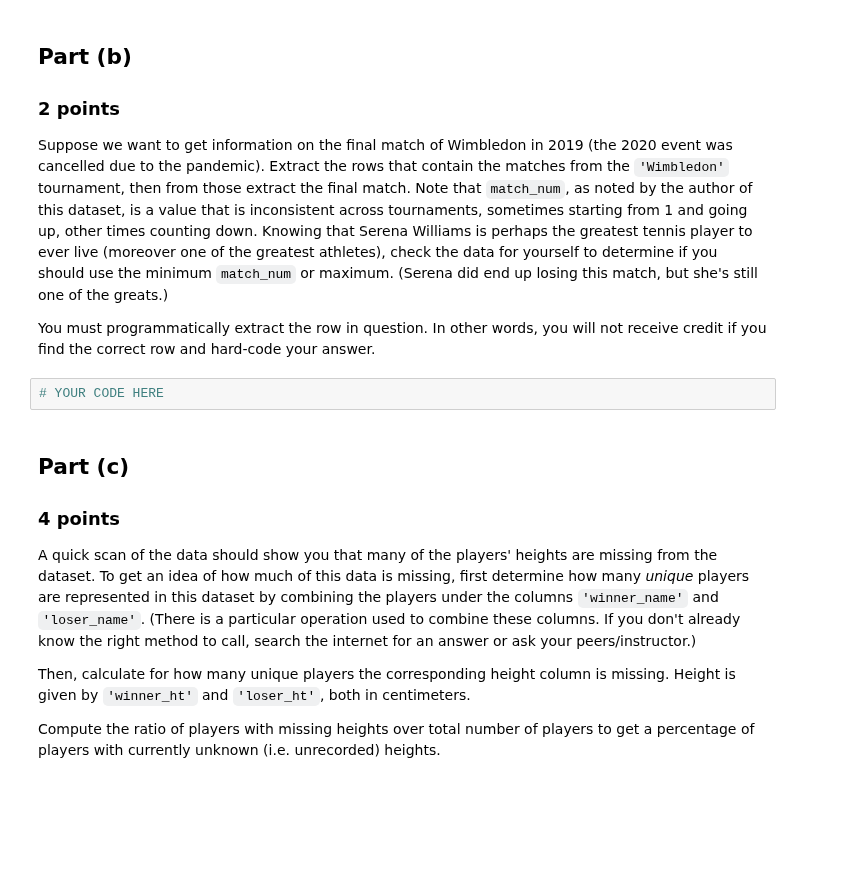
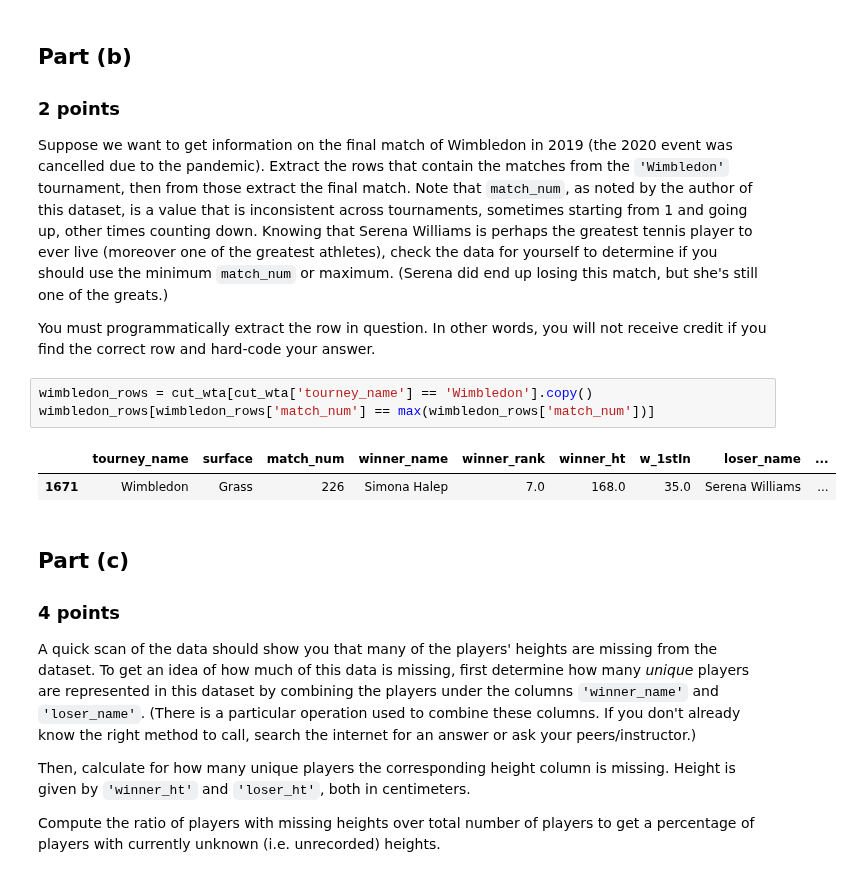
Before and after one commit to DuncanFerguson/GITHUB_REPOSITORY, a Jupyter notebook: DU_MSDS/Data Science Tools 1/Final_Assignment/Duncan_Ferguson_Final Assignment.ipynb, the cells around one changed output. Saved outputs shown, nothing was run; the diff lists cells and outputs as text; blank space fills up the shorter version.

```diff
--- a/DU_MSDS/Data Science Tools 1/Final_Assignment/Duncan_Ferguson_Final Assignment.ipynb
+++ b/DU_MSDS/Data Science Tools 1/Final_Assignment/Duncan_Ferguson_Final Assignment.ipynb
@@ -273,8 +273,12 @@ Shape (4097, 11)
 Suppose we want to get information on the final match of Wimbledon in 2019 (the 2020 event was cancelled due to the pandemic). Extract the rows that contain the matches from the `'Wimbledon'` tournament, then from those extract the final match. Note that `match_num`, as noted by the author of this dataset, is a value that is inconsistent across tournaments, sometimes starting from 1 and going up, other times counting down. Knowing that Serena Williams is perhaps the greatest tennis player to ever live (moreover one of the greatest athletes), check the data for yourself to determine if you should use the minimum `match_num` or maximum. (Serena did end up losing this match, but she's still one of the greats.)
 
 You must programmatically extract the row in question. In other words, you will not receive credit if you find the correct row and hard-code your answer.
-# %%
-# YOUR CODE HERE
+# %%
+wimbledon_rows = cut_wta[cut_wta['tourney_name'] == 'Wimbledon'].copy()
+wimbledon_rows[wimbledon_rows['match_num'] == max(wimbledon_rows['match_num'])]
+# %% [output]
+|  | tourney_name | surface | match_num | winner_name | winner_rank | winner_ht | w_1stIn | loser_name | ... |
+| 1671 | Wimbledon | Grass | 226 | Simona Halep | 7.0 | 168.0 | 35.0 | Serena Williams | ... |
 # %% [markdown]
 ## Part (c)
 
```
